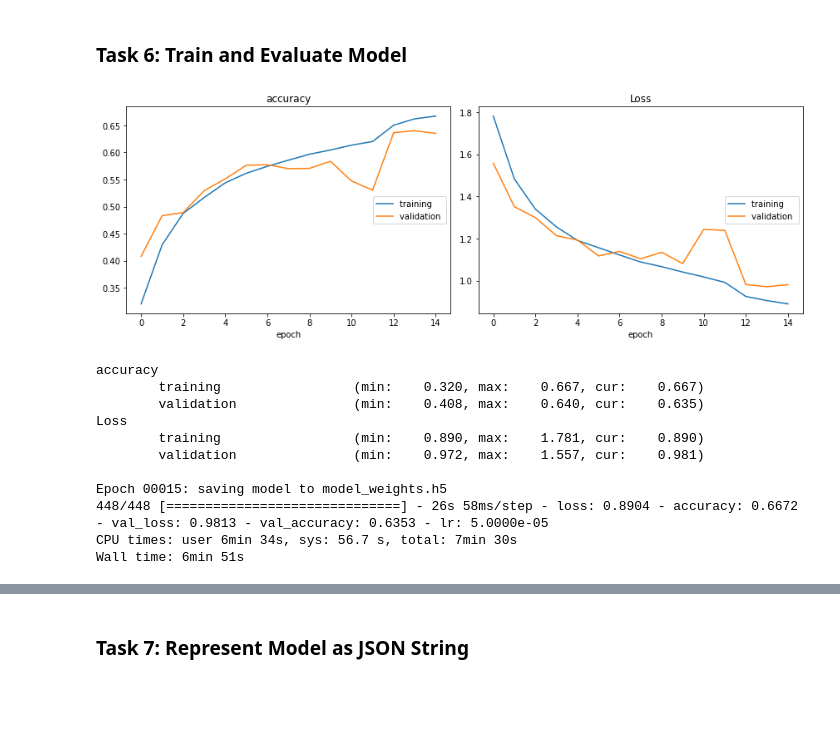
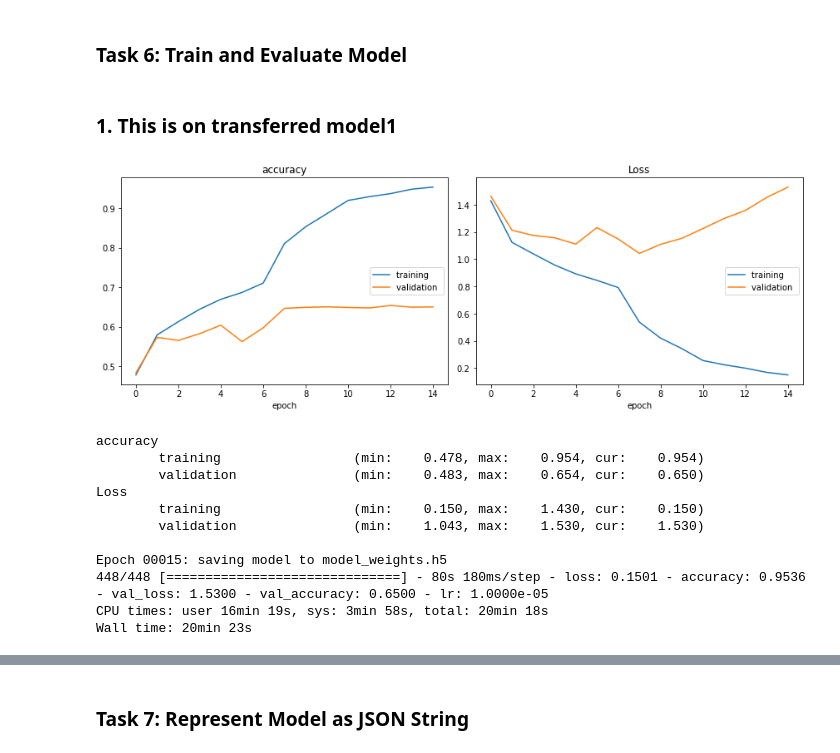
Before and after one commit to nikzagarwal/Face-Emotion-Detection, a Jupyter notebook: Facial_Expression_Training.ipynb, the cells around one changed output, grey strips where cells are left out. Drawn from its saved outputs; the diff is of its cells as text; code cells hidden in the pictures; blank space fills up the shorter version.

```diff
--- a/Facial_Expression_Training.ipynb
+++ b/Facial_Expression_Training.ipynb
@@ -71,0 +93,2 @@ Found 7178 images belonging to 7 classes.
+# %%
+base_model = tf.keras.applications.ResNet50(input_shape=(48,48,3),include_top=False,weights='imagenet',pooling='avg')
@@ -71,0 +115,8 @@ Found 7178 images belonging to 7 classes.
+# %%
+model = Sequential([
+  Conv2D(3,(3,3), padding='same', input_shape=(48, 48,1)),
+  base_model,
+  Dense(7, activation='softmax'),
+])
+opt = Adam(lr=0.0005)
+model.compile(optimizer=opt, loss='categorical_crossentropy', metrics=['accuracy'])
@@ -141,37 +274,39 @@ Non-trainable params: 3,968
 _________________________________________________________________
 # %% [markdown]
 ### Task 6: Train and Evaluate Model
+# %% [markdown]
+### 1. This is on transferred model1
 # %%
 %%time
 
-epochs = 15
+epochs = 25
 steps_per_epoch = train_generator.n//train_generator.batch_size
 validation_steps = validation_generator.n//validation_generator.batch_size
 
 reduce_lr = ReduceLROnPlateau(monitor='val_loss', factor=0.1,
                               patience=2, min_lr=0.00001, mode='auto')
-checkpoint = ModelCheckpoint("model_weights.h5", monitor='val_accuracy',
+checkpoint = ModelCheckpoint("model_weights1.h5", monitor='val_accuracy',
                              save_weights_only=True, mode='max', verbose=1)
 callbacks = [PlotLossesKerasTF(), checkpoint, reduce_lr]
 
 history = model.fit(
     x=train_generator,
     steps_per_epoch=steps_per_epoch,
     epochs=epochs,
     validation_data = validation_generator,
     validation_steps = validation_steps,
     callbacks=callbacks
 )
 # %% [output]
-[figure, old version]
+[figure, new version]
 accuracy
-        training                 (min:    0.320, max:    0.667, cur:    0.667)
-        validation               (min:    0.408, max:    0.640, cur:    0.635)
+        training                 (min:    0.478, max:    0.954, cur:    0.954)
+        validation               (min:    0.483, max:    0.654, cur:    0.650)
 Loss
-        training                 (min:    0.890, max:    1.781, cur:    0.890)
-        validation               (min:    0.972, max:    1.557, cur:    0.981)
+        training                 (min:    0.150, max:    1.430, cur:    0.150)
+        validation               (min:    1.043, max:    1.530, cur:    1.530)
 
 Epoch 00015: saving model to model_weights.h5
-448/448 [==============================] - 26s 58ms/step - loss: 0.8904 - accuracy: 0.6672 - val_loss: 0.9813 - val_accuracy: 0.6353 - lr: 5.0000e-05
-CPU times: user 6min 34s, sys: 56.7 s, total: 7min 30s
-Wall time: 6min 51s
+448/448 [==============================] - 80s 180ms/step - loss: 0.1501 - accuracy: 0.9536 - val_loss: 1.5300 - val_accuracy: 0.6500 - lr: 1.0000e-05
+CPU times: user 16min 19s, sys: 3min 58s, total: 20min 18s
+Wall time: 20min 23s
```
Also changed, not shown: parts of 23 cells of this notebook.
